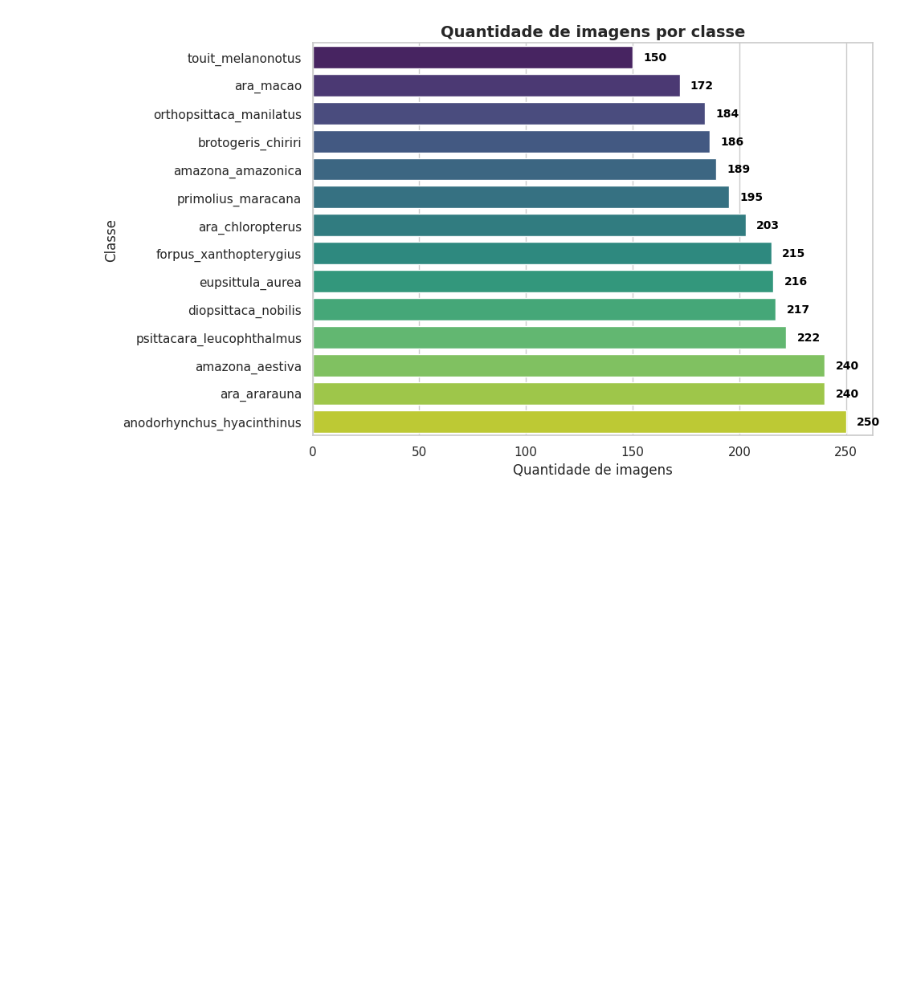
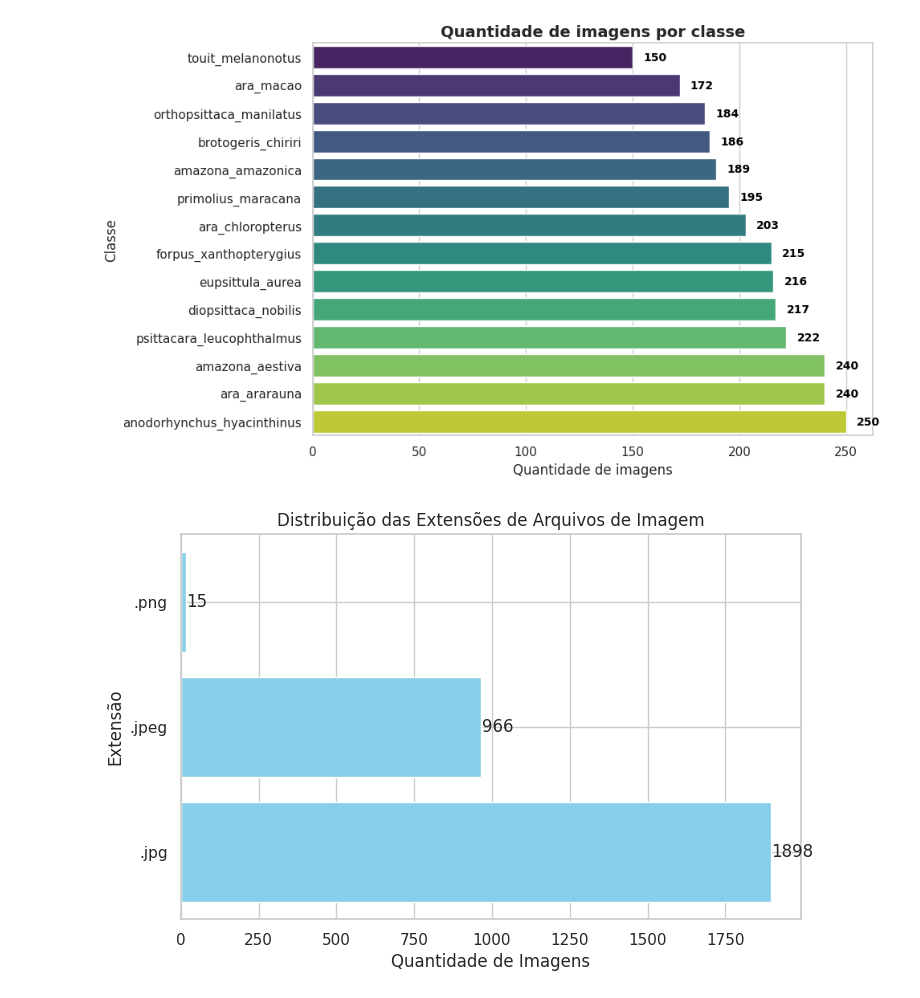
Before and after one commit to PedroSampaioDias/papagaio, a Jupyter notebook: papagaio.ipynb, the cells around one changed output. Saved outputs shown, nothing was run; the diff lists cells and outputs as text; code cells hidden in the pictures; blank space fills up the shorter version.

```diff
--- a/papagaio.ipynb
+++ b/papagaio.ipynb
@@ -136,3 +139,37 @@ Passing `palette` without assigning `hue` is deprecated and will be removed in v
 
   ax = sns.barplot(data=df, x="imagens", y="classe", palette="viridis", orient="h")
 [figure]
+# %%
+
+# Lista para armazenar extensões
+extensoes = []
+
+# Percorre todas as subpastas e arquivos
+for root, dirs, files in os.walk(dataset_path):
+    for file in files:
+        ext = os.path.splitext(file)[1].lower()
+        if ext:  # garante que tem extensão
+            extensoes.append(ext)
+
+# Conta as ocorrências de cada extensão
+contagem = Counter(extensoes)
+
+# Separa chaves e valores
+extensoes_unicas = list(contagem.keys())
+quantidades = list(contagem.values())
+
+# Cria gráfico de barras horizontal
+plt.figure(figsize=(8,5))
+bars = plt.barh(extensoes_unicas, quantidades, color="skyblue")
+plt.xlabel("Quantidade de Imagens")
+plt.ylabel("Extensão")
+plt.title("Distribuição das Extensões de Arquivos de Imagem")
+
+# Adiciona os valores na frente das barras
+for bar, qtd in zip(bars, quantidades):
+    plt.text(qtd + 0.5, bar.get_y() + bar.get_height()/2,
+             str(qtd), va="center")
+
+plt.show()
+# %% [output]
+[figure, added]
```
Also changed, not shown: parts of 6 cells of this notebook.
